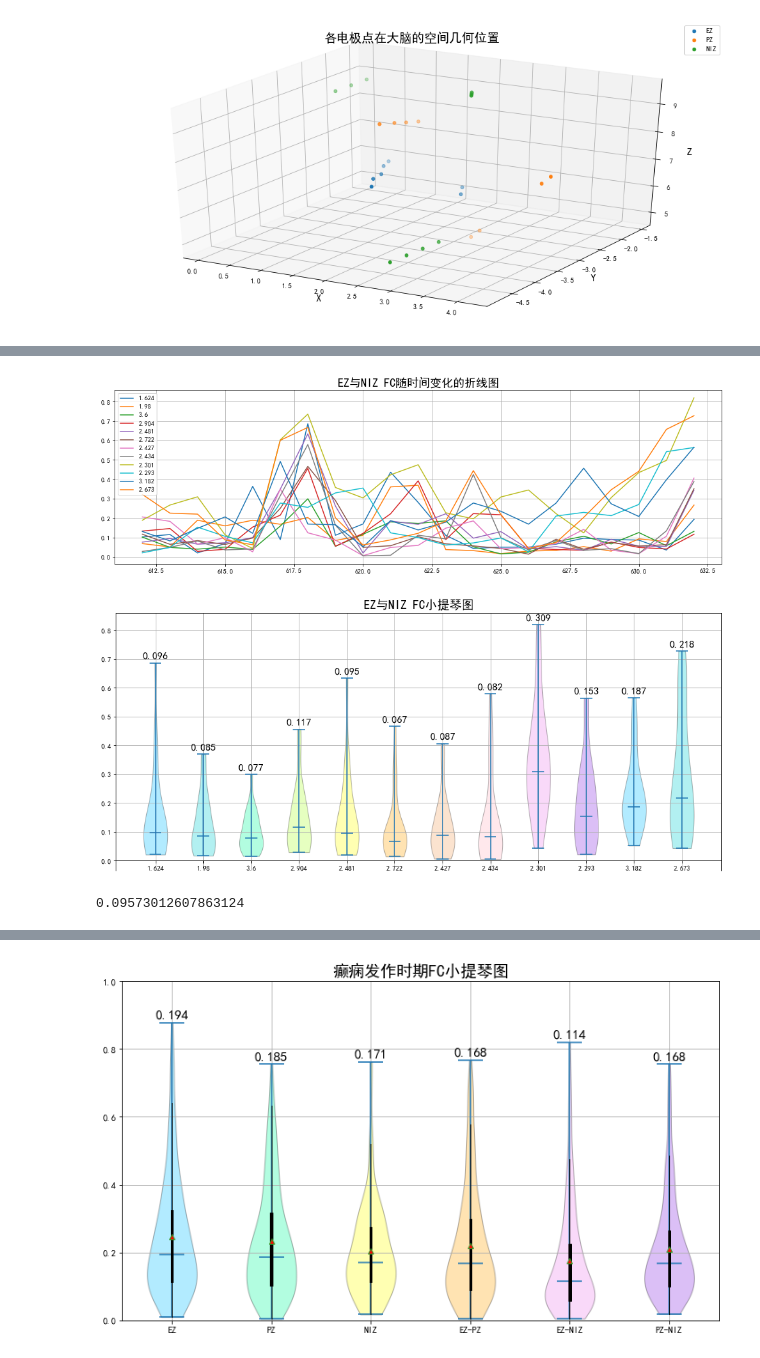
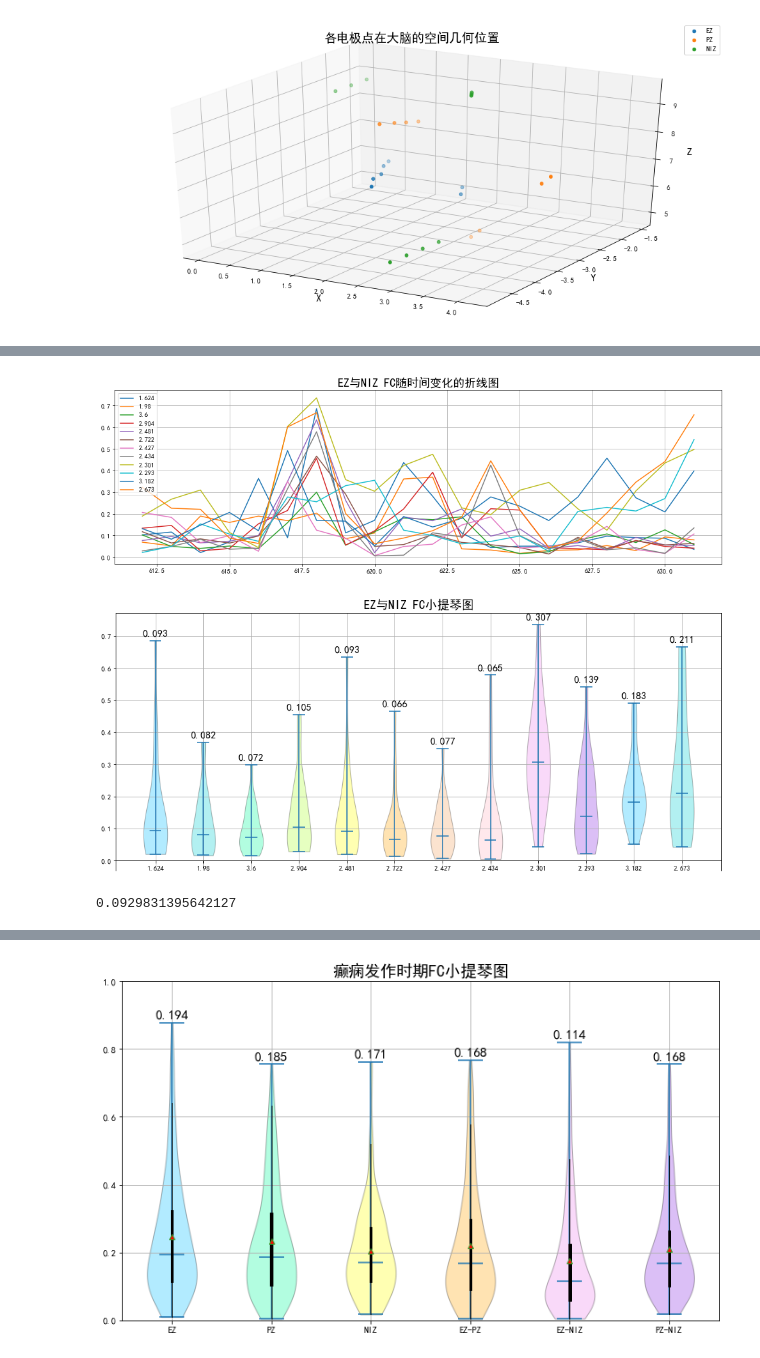
Before and after one commit to xkKevin/Compute-H2, a Jupyter notebook: FCDataAnalysis/yaoxinyi2.ipynb, the cells around one changed output, grey strips where cells are left out. Saved outputs shown, nothing was run; the diff lists cells and outputs as text; code cells hidden in the pictures.

```diff
--- a/FCDataAnalysis/yaoxinyi2.ipynb
+++ b/FCDataAnalysis/yaoxinyi2.ipynb
@@ -186,10 +186,10 @@ ez_pz[3]
 # %%
-ez_niz = h2_btw_suit(ez_s[[0,1,4]],niz_s[::2],ez_ct[[0,1,4]],niz_ct[::2],'EZ与NIZ',612,23,sampleFreq,maxlag=0.001)
+ez_niz = h2_btw_suit(ez_s[[0,1,4]],niz_s[::2],ez_ct[[0,1,4]],niz_ct[::2],'EZ与NIZ',612,22,sampleFreq,maxlag=0.001)
 # %% [output]
-[figure, old version]
+[figure, new version]
-[figure, old version]
+[figure, new version]
 # %%
 ez_niz[3]
 # %% [output]
-0.09573012607863124
+0.0929831395642127
 # %%
```
Also changed, not shown: parts of 10 cells of this notebook.
